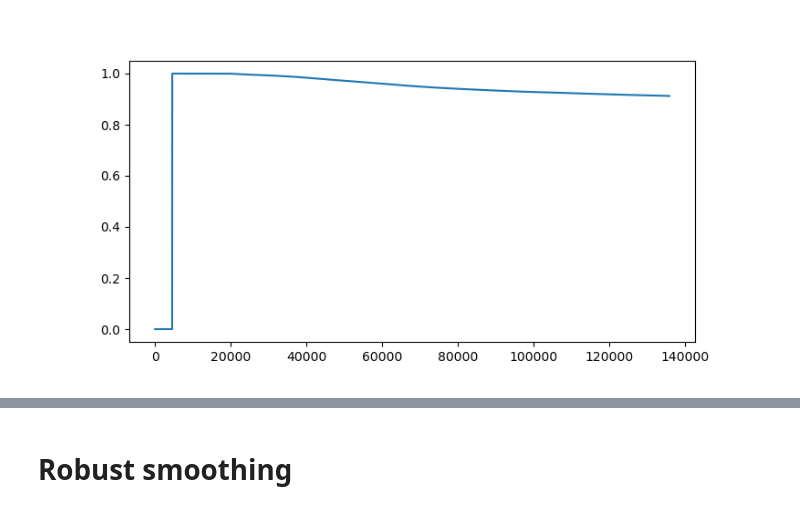
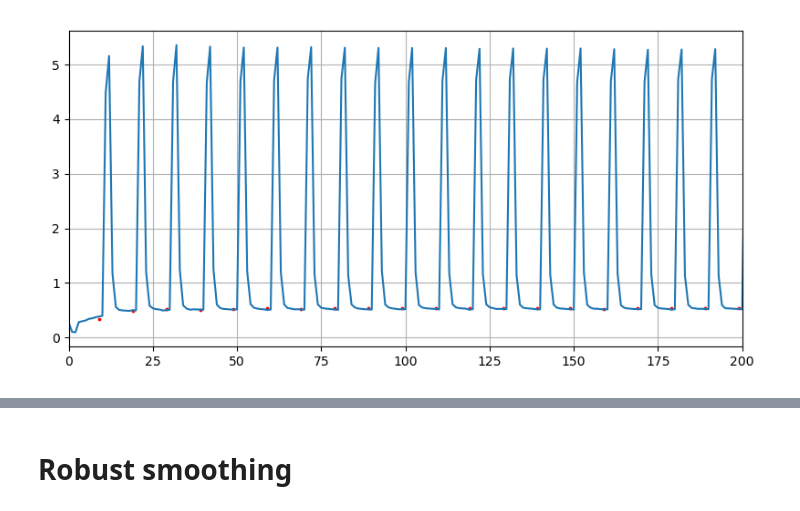
Before and after one commit to simply-nicky/robust_hw, a Jupyter notebook: dev_stats.ipynb, the cells around one changed output, grey strips where cells are left out. Drawn from its saved outputs; the diff is of its cells as text; code cells hidden in the pictures.

```diff
--- a/dev_stats.ipynb
+++ b/dev_stats.ipynb
@@ -29,0 +8,15 @@ factors = pd.read_hdf('data/Z-230307B.h5', 'data')['Mag3 [QCM,S1 factor] (None)'
+# %%
+period = 10
+
+theta = np.unwrap(read_hdf('data/Z-230901A.h5', 'data', columns['theta']))
+
+s1_raw = read_hdf('data/Z-230901A.h5', 'data', columns['s1'])
+theta_ext, s1_ext = extract_rotations(theta, s1_raw, limits=(np.deg2rad(270), np.deg2rad(390)))
+s1_sgn = integrate(s1_ext, np.zeros(s1_ext.size), period)
+s1_bgd = interpolate(s1_ext, period, period - 1)
+
+freq_raw = -1.0 * read_hdf('data/Z-230901A.h5', 'data', 'Sensor1 [Fundamental freq]')
+theta_ext, freq_ext = extract_rotations(theta, freq_raw, limits=(np.deg2rad(270), np.deg2rad(390)))
+freq_sgn = integrate(freq_ext, np.zeros(freq_ext.size), period)
+freq_bgd = interpolate(freq_ext, period, period - 2)
+freq_int = integrate(freq_ext, freq_bgd, period)
@@ -30,7 +47,12 @@ factors = pd.read_hdf('data/Z-230307B.h5', 'data')['Mag3 [QCM,S1 factor] (None)'
 # %%
 %matplotlib widget
 fig, ax = plt.subplots(figsize=(8, 4))
-ax.plot(factors)
+ax.plot(theta_ext, np.gradient(freq_ext))
+ax.scatter(theta_ext[period - 1::period], np.gradient(freq_ext)[period - 4::period], s=3, c='r')
+ax.grid(True)
+
+ax.set_xlim(0, 200)
+fig.tight_layout()
 plt.show()
 # %% [output]
-[figure, old version]
+[figure, new version]
```
Also changed, not shown: parts of 18 cells of this notebook, 3 other files.
